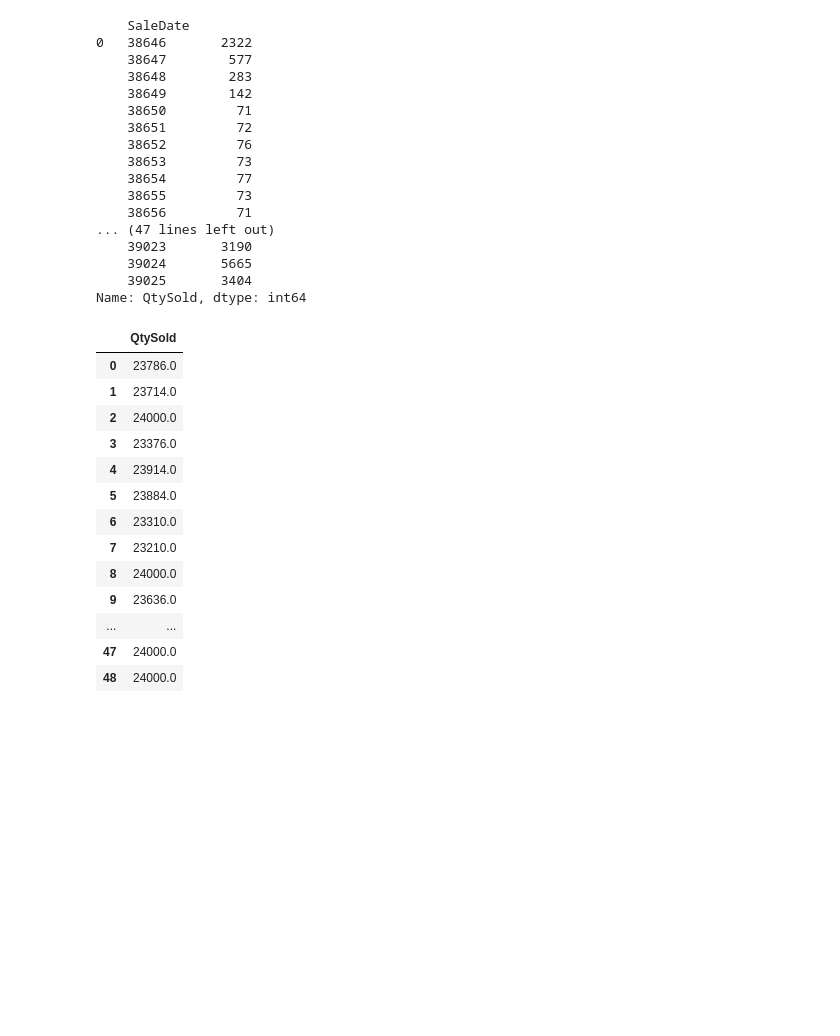
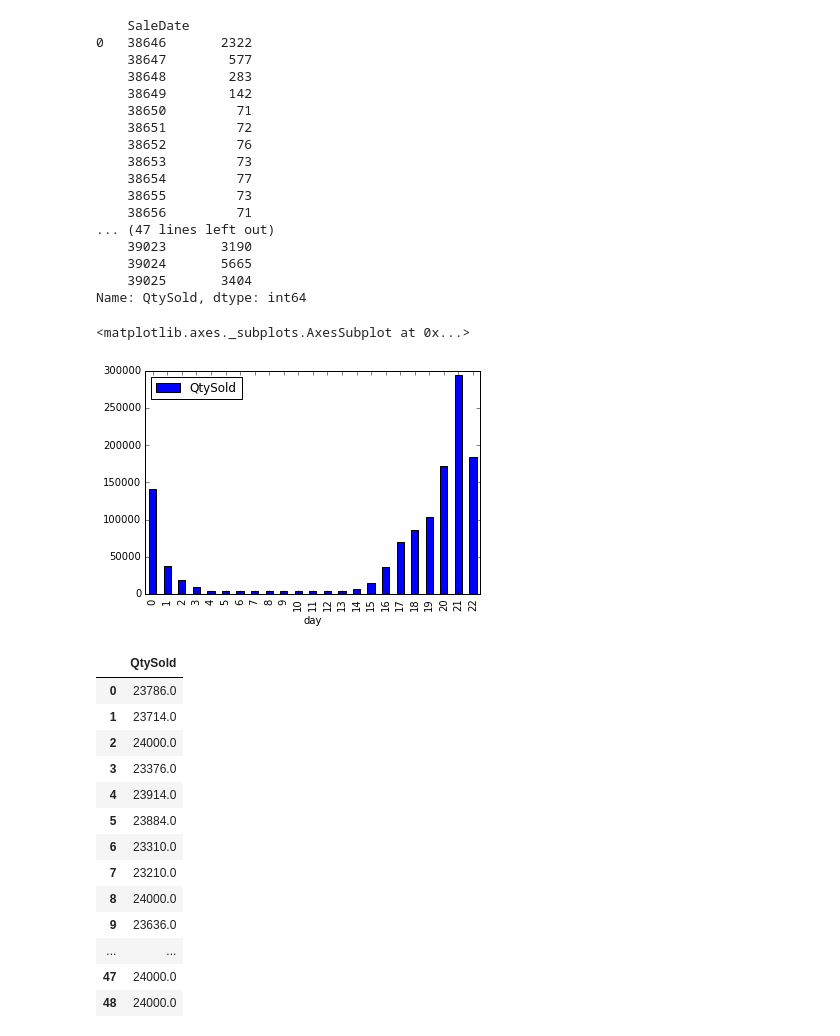
Before and after one commit to aaronsutton/concertsales, a Jupyter notebook: challenge.ipynb, the cells around one changed output. Saved outputs shown, nothing was run; the diff lists cells and outputs as text; code cells hidden in the pictures; blank space fills up the shorter version.

```diff
--- a/challenge.ipynb
+++ b/challenge.ipynb
@@ -312,6 +314,15 @@ Name: QtySold, dtype: int64
 sales_per_act = pd.DataFrame(sales_per_act_by_day.sum(level=0))
 # %%
 sales_per_act_by_day_copy = pd.DataFrame(sales_per_act_by_day)
+# %%
+def add_day_number(group):
+    group['day'] = np.arange(23)
+    return group
+# %%
+sales_per_act_by_day_copy.groupby(level=0).apply(add_day_number).groupby('day').sum().plot(kind='bar')
+# %% [output]
+<matplotlib.axes._subplots.AxesSubplot at 0x...>
+[figure, added]
 # %%
 def increase_sales_thurfri(group):
     group.iloc[-2] = round(group.iloc[-2]*1.10)
```
Also changed, not shown: parts of 17 cells of this notebook.
